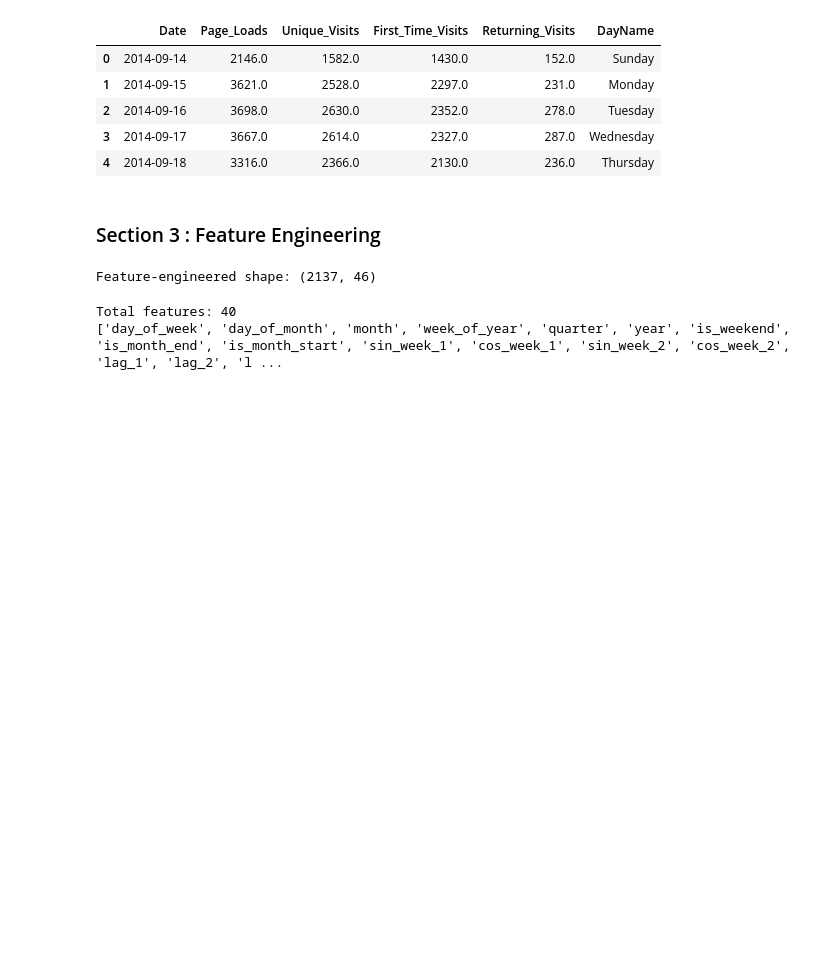
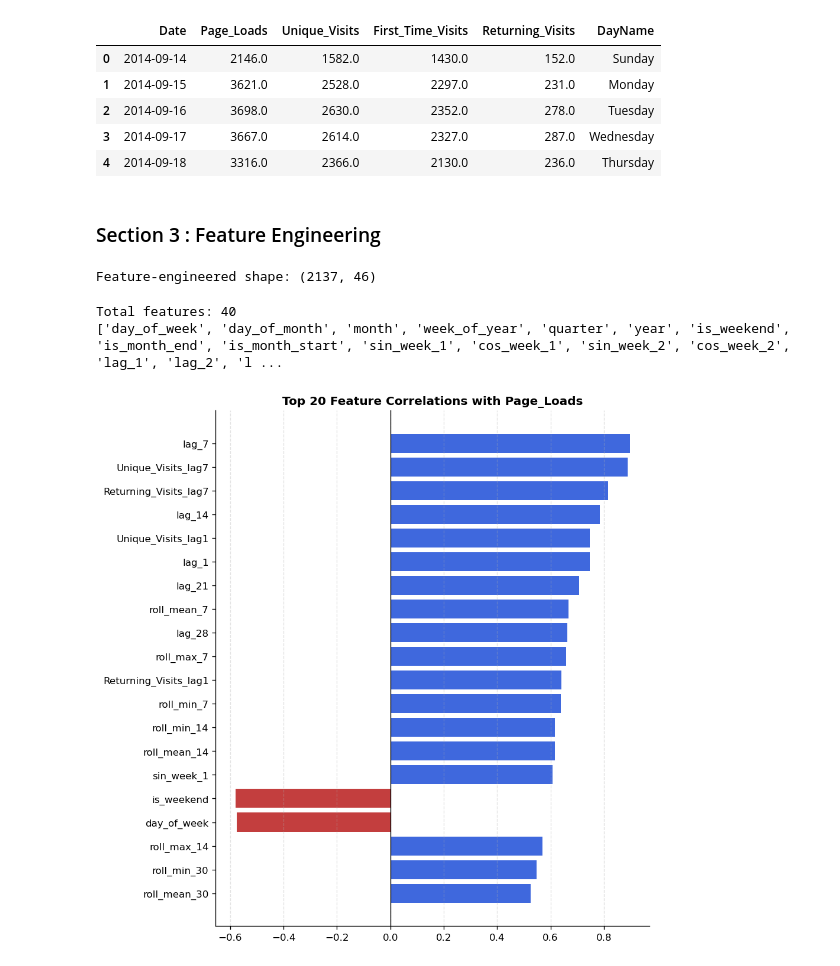
Before and after one commit to afeefanver/Website-Traffic-Forecasting, a Jupyter notebook: Model Training (Website).ipynb, the cells around one changed output. Cells and saved outputs as stored; diff of their text form; code cells hidden in the pictures; blank space fills up the shorter version.

```diff
--- a/Model Training (Website).ipynb
+++ b/Model Training (Website).ipynb
@@ -118,3 +118,18 @@ print(FEAT_COLS)
 # %% [output]
 Total features: 40
 ['day_of_week', 'day_of_month', 'month', 'week_of_year', 'quarter', 'year', 'is_weekend', 'is_month_end', 'is_month_start', 'sin_week_1', 'cos_week_1', 'sin_week_2', 'cos_week_2', 'lag_1', 'lag_2', 'l ...
+# %%
+# Feature importance preview (correlation with target)
+corr_target = df_feat[FEAT_COLS + [TARGET]].corr()[TARGET].drop(TARGET).sort_values(key=abs, ascending=False)
+fig, ax = plt.subplots(figsize=(8, 8))
+top20 = corr_target.head(20)
+colors_bar = [C['blue'] if v > 0 else C['red'] for v in top20]
+ax.barh(top20.index[::-1], top20.values[::-1], color=colors_bar[::-1], alpha=0.85)
+ax.axvline(0, color='black', lw=0.8)
+ax.set_title('Top 20 Feature Correlations with Page_Loads', fontsize=12, fontweight='bold')
+ax.grid(axis='x', linestyle='--', alpha=0.35)
+plt.tight_layout()
+plt.savefig('plots/09_feature_correlations.png', bbox_inches='tight')
+plt.show()
+# %% [output]
+[figure, added]
```
